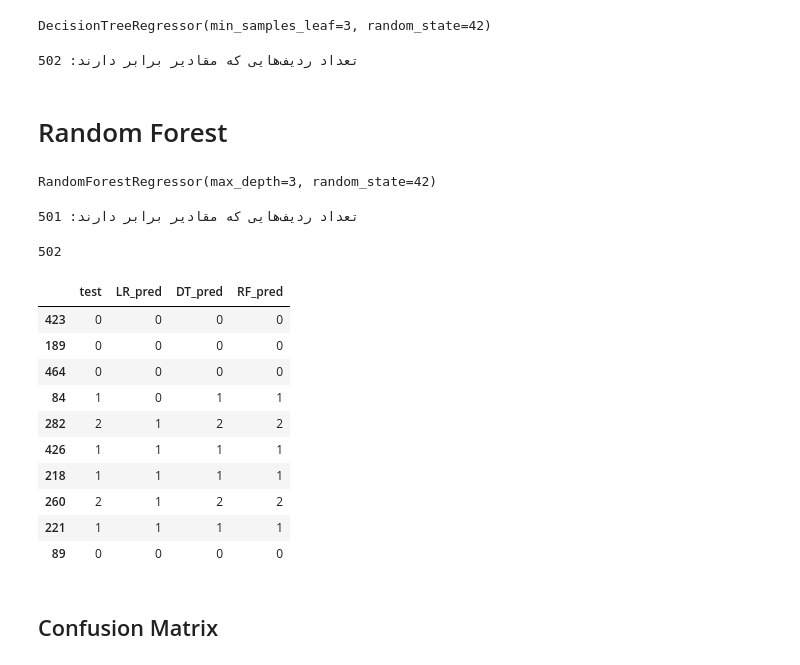
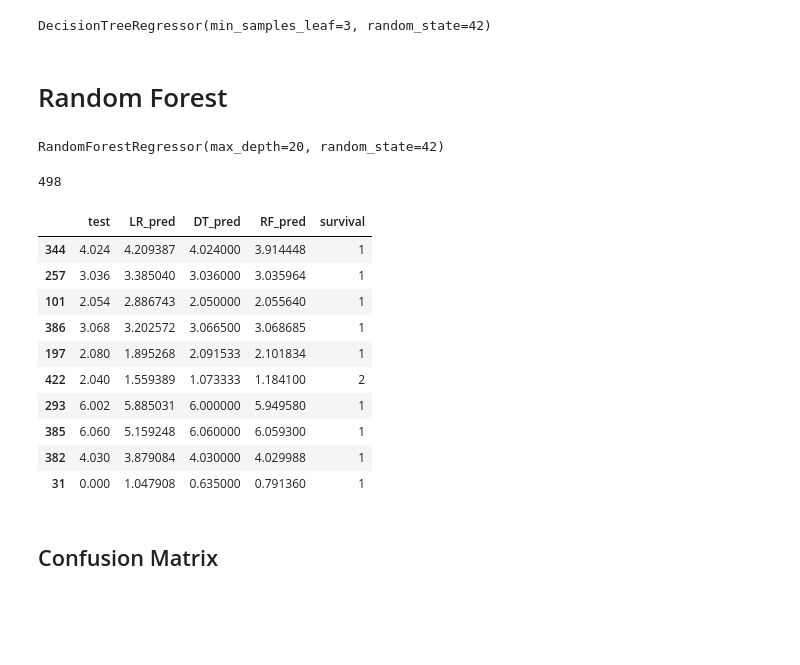
Before and after one commit to SeiiedJafar/DLNN, a Jupyter notebook: Ex-005/B.forcasting_by_classification.ipynb, the cells around one changed output. Saved outputs shown, nothing was run; the diff lists cells and outputs as text; code cells hidden in the pictures; blank space fills up the shorter version.

```diff
--- a/Ex-005/B.forcasting_by_classification.ipynb
+++ b/Ex-005/B.forcasting_by_classification.ipynb
@@ -31,6 +31,7 @@ LR_model.fit(x_train, y_train)
 # %% [output]
 LinearRegression()
 # %%
-y_pred = LR_model.predict(x_test).astype('int64')
+y_pred = LR_model.predict(x_test).astype('float64')
+# y_pred = np.round(y_pred).astype('int64')
 result_df = result_df.assign(test=y_test, LR_pred=y_pred)
 # %%
@@ -48,44 +48,44 @@ DT_model.fit(x_train, y_train)
 # %% [output]
 DecisionTreeRegressor(min_samples_leaf=3, random_state=42)
 # %%
-y_pred = DT_model.predict(x_test).astype('int64')
+y_pred = DT_model.predict(x_test).astype('float64')
+# y_pred = np.round(y_pred).astype('int64')
 result_df = result_df.assign(DT_pred=y_pred)
 # %%
-matching_rows = (result_df['test'] == result_df['DT_pred']).sum()
-print(f"تعداد ردیف‌هایی که مقادیر برابر دارند: {matching_rows}")
+# matching_rows = (result_df['test'] == result_df['DT_pred']).sum()
+# print(f"تعداد ردیف‌هایی که مقادیر برابر دارند: {matching_rows}")
-# %% [output]
-تعداد ردیف‌هایی که مقادیر برابر دارند: 502
 # %% [markdown]
 # Random Forest
 # %%
-RF_model = RandomForestRegressor(max_depth=3, random_state=42)
+RF_model = RandomForestRegressor(n_estimators=100, max_depth=20, random_state=42)
 RF_model.fit(x_train, y_train)
 # %% [output]
-RandomForestRegressor(max_depth=3, random_state=42)
+RandomForestRegressor(max_depth=20, random_state=42)
 # %%
-y_pred = RF_model.predict(x_test).astype('int64')
+y_pred = RF_model.predict(x_test).astype('float64')
+# y_pred = np.round(y_pred).astype('int64')
 result_df = result_df.assign(RF_pred=y_pred)
 # %%
-matching_rows = (result_df['test'] == result_df['RF_pred']).sum()
-print(f"تعداد ردیف‌هایی که مقادیر برابر دارند: {matching_rows}")
+# matching_rows = (result_df['test'] == result_df['RF_pred']).sum()
+# print(f"تعداد ردیف‌هایی که مقادیر برابر دارند: {matching_rows}")
-# %% [output]
-تعداد ردیف‌هایی که مقادیر برابر دارند: 501
 # %%
+result_df = result_df.assign(survival=df['Overall Survival Status'])
+result_df = result_df[result_df['survival'] != 0]
 print(result_df.shape[0])
 result_df.sample(10)
 # %% [output]
-502
+498
-|  | test | LR_pred | DT_pred | RF_pred |
-| 423 | 0 | 0 | 0 | 0 |
-| 189 | 0 | 0 | 0 | 0 |
-| 464 | 0 | 0 | 0 | 0 |
-| 84 | 1 | 0 | 1 | 1 |
-| 282 | 2 | 1 | 2 | 2 |
-| 426 | 1 | 1 | 1 | 1 |
-| 218 | 1 | 1 | 1 | 1 |
-| 260 | 2 | 1 | 2 | 2 |
-| 221 | 1 | 1 | 1 | 1 |
-| 89 | 0 | 0 | 0 | 0 |
+|  | test | LR_pred | DT_pred | RF_pred | survival |
+| 344 | 4.024 | 4.209387 | 4.024000 | 3.914448 | 1 |
+| 257 | 3.036 | 3.385040 | 3.036000 | 3.035964 | 1 |
+| 101 | 2.054 | 2.886743 | 2.050000 | 2.055640 | 1 |
+| 386 | 3.068 | 3.202572 | 3.066500 | 3.068685 | 1 |
+| 197 | 2.080 | 1.895268 | 2.091533 | 2.101834 | 1 |
+| 422 | 2.040 | 1.559389 | 1.073333 | 1.184100 | 2 |
+| 293 | 6.002 | 5.885031 | 6.000000 | 5.949580 | 1 |
+| 385 | 6.060 | 5.159248 | 6.060000 | 6.059300 | 1 |
+| 382 | 4.030 | 3.879084 | 4.030000 | 4.029988 | 1 |
+| 31 | 0.000 | 1.047908 | 0.635000 | 0.791360 | 1 |
 # %% [markdown]
 ## Confusion Matrix
 # %%
```
Also changed, not shown: parts of 12 cells of this notebook, 5 other files.
